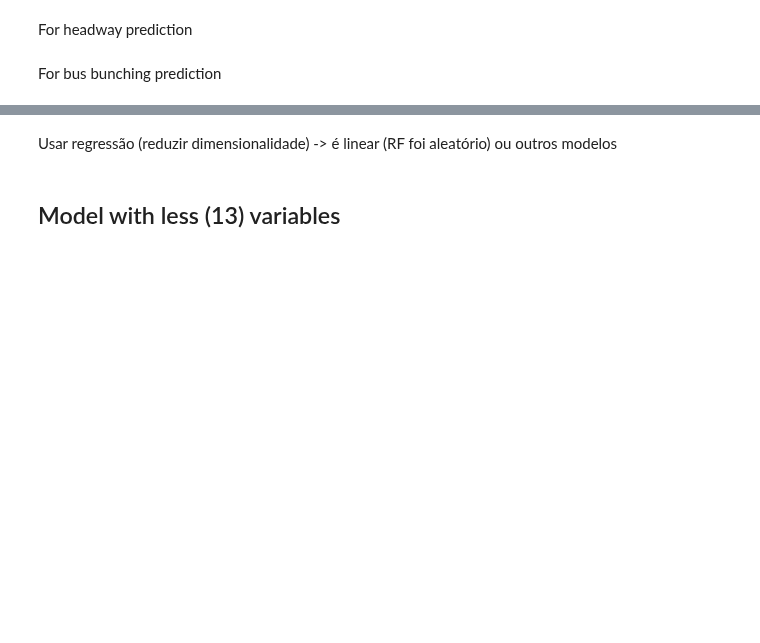
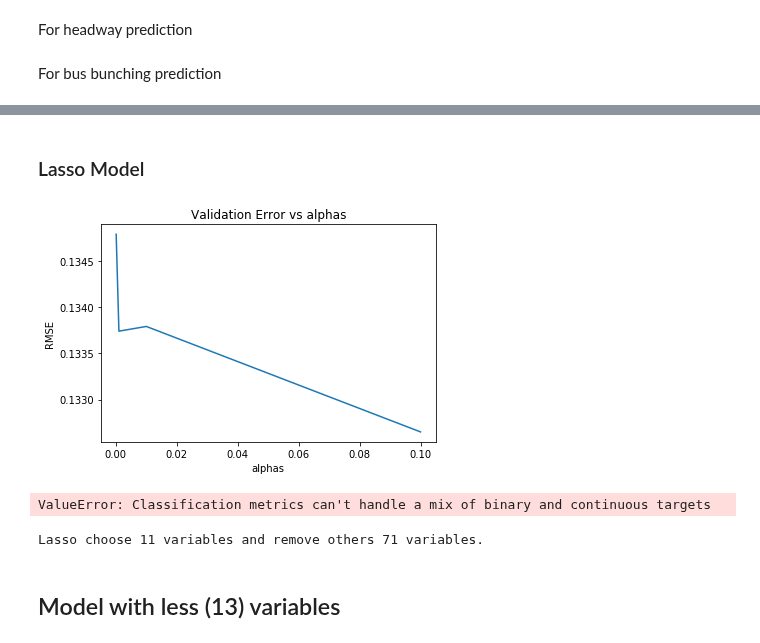
Before and after one commit to veruskasantos/INESProject, a Jupyter notebook: workspace/Data Analysis/FE/Validation.ipynb, the cells around one changed output, grey strips where cells are left out. Drawn from its saved outputs; the diff is of its cells as text; code cells hidden in the pictures; blank space fills up the shorter version.

Commit message:
Adding Lasso model

```diff
--- a/workspace/Data Analysis/FE/Validation.ipynb
+++ b/workspace/Data Analysis/FE/Validation.ipynb
@@ -388,5 +451,14 @@ accuracy_lr_all = get_accuracy(y_predict_lr_all, y_test_all, "busBunching")
 precision_lr_all = get_precision(y_predict_lr_all, y_test_all, "busBunching")
 recall_lr_all = get_recall(y_predict_lr_all, y_test_all, "busBunching")
 fmeasure_lr_all = get_fmeasure(y_predict_lr_all, y_test_all, "busBunching")
-# %% [markdown]
-Usar regressão (reduzir dimensionalidade) -> é linear (RF foi aleatório) ou outros modelos
+# %% [markdown]
+### Lasso Model
+# %%
+alphas = [0.1, 0.01, 0.001, 0.0001]
+cv_lasso_rmse = [rmse_cv(Lasso(alpha = alpha, max_iter = 10000), X_train_all, y_train_all).mean()
+            for alpha in alphas]
+
+series = pd.Series(cv_lasso_rmse, index = alphas)
+plot_rmse_param(series, "alphas")
+# %% [output]
+[figure, added]
@@ -393,3 +471,15 @@ Usar regressão (reduzir dimensionalidade) -> é linear (RF foi aleatório) ou o
+# %%
+accuracy_lasso_all = get_accuracy(y_predict_lasso_all, y_test_all, "busBunching")
+precision_lasso_all = get_precision(y_predict_lasso_all, y_test_all, "busBunching")
+recall_lasso_all = get_recall(y_predict_lasso_all, y_test_all, "busBunching")
+fmeasure_lasso_all = get_fmeasure(y_predict_lasso_all, y_test_all, "busBunching")
+# %% [output]
+ValueError: Classification metrics can't handle a mix of binary and continuous targets
+# %%
+coef = pd.Series(model_lasso.coef_, index = X_train_all.columns)
+print("Lasso choose " + str(sum(coef != 0)) + " variables and remove others " + str(sum(coef == 0)) + " variables.")
+# %% [output]
+Lasso choose 11 variables and remove others 71 variables.
 # %% [markdown]
 ## Model with less (13) variables
 # %% [markdown]
```
Also changed, not shown: parts of 18 cells of this notebook.
